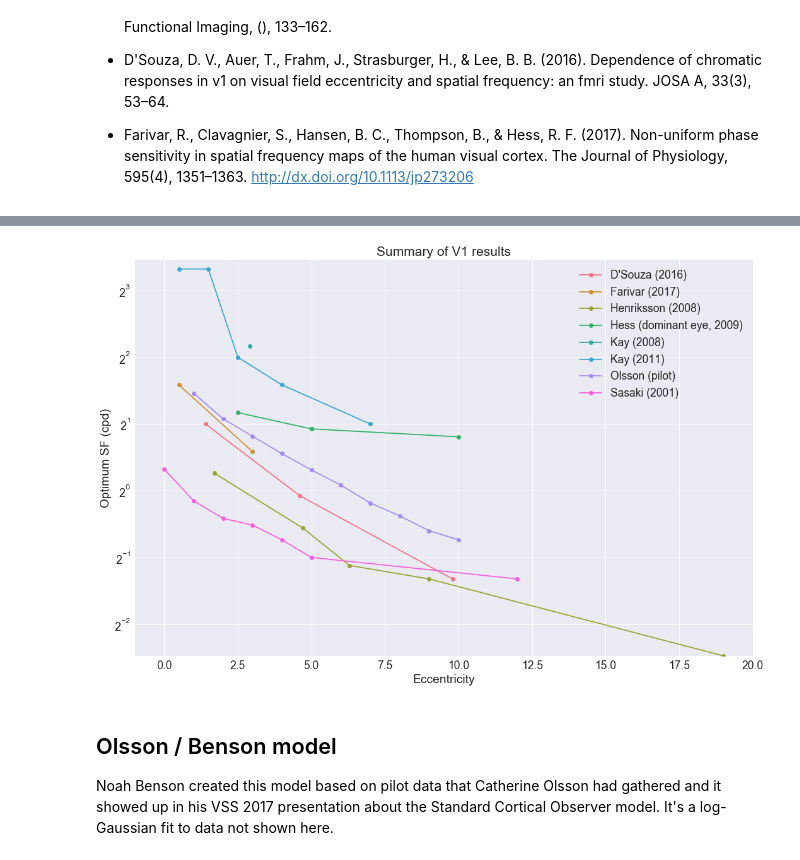
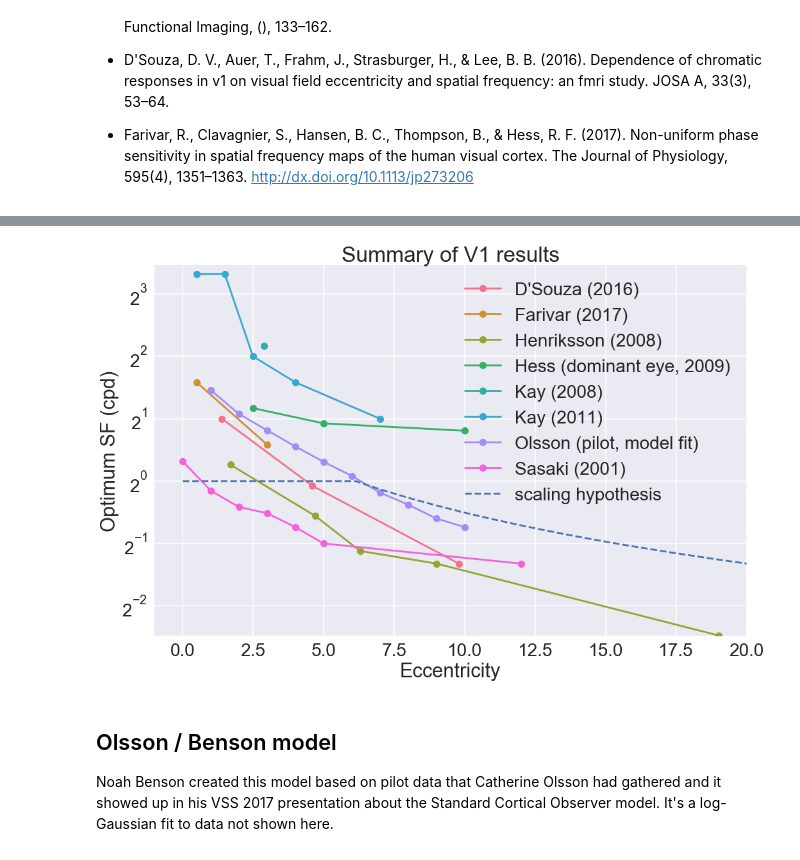
Before and after one commit to billbrod/spatial-frequency-preferences, a Jupyter notebook: notebooks/01-Background.ipynb, the cells around one changed output, grey strips where cells are left out. Cells and saved outputs as stored; diff of their text form; code cells hidden in the pictures.

Commit message:
adds more explanatory plots
this includes the various messing around with Einstein and explanations
of possible hypotheses

```diff
--- a/notebooks/01-Background.ipynb
+++ b/notebooks/01-Background.ipynb
@@ -53,9 +54,34 @@ data_dict['Paper'].extend(['Farivar (2017)']*2)
 data_dict['Optimum SF (cpd)'].extend([3, 1.5,])
 data_dict['Eccentricity'].extend([.5, 3])
 
-data_dict['Paper'].extend([ 'Olsson (pilot)']*10)
+data_dict['Paper'].extend([ 'Olsson (pilot, model fit)']*10)
 data_dict['Optimum SF (cpd)'].extend([2.11, 1.76, 1.47, 2.75, 1.24, 1.06, .88, .77, .66, .60])
 data_dict['Eccentricity'].extend([2, 3, 4, 1, 5, 6, 7, 8, 9, 10])
 
 df = pd.DataFrame(data_dict)
 df = df.sort(['Paper','Eccentricity',])
+# %%
+ecc = np.linspace(.01, 20, 50)
+V1_RF_size = np.concatenate([np.ones(len(ecc[ecc<.5])), np.linspace(1, 2.5, len(ecc[ecc>=.5]))])
+#V2_RF_size = np.concatenate([2*np.ones(len(ecc[ecc<4])), np.linspace(2, 2.5, len(ecc[ecc>=4]))])
+
+with sns.plotting_context('poster', font_scale=1):
+    # because this doesn't represent data, just intuition, we use this.
+#    with plt.xkcd():
+    x = np.linspace(.01, 20, 50)
+    y = []
+    fig, axes = sns.plt.subplots(1,1, figsize=(8,6))
+    ax = axes
+    # this gives intuitive plots, currently we want the possible hypotheses instead
+#         for i in range(3):
+#             y.append(10/(x+2)+i)
+#             ax.plot(x, y[-1],  label='V%s'%(i+1), color=['r','g','b'][i])
+    ax.plot(ecc, 1/V1_RF_size, '--', label='scales')
+    ax.plot(ecc, np.ones(len(ecc)), '--', label='constant')
+#        ax.set_ylim((0,8))
+    ax.set_xlabel("Receptive field center (degrees)")
+    ax.set_ylabel("Normalized Peak spatial frequency (cpd)")
+    ax.set_title("Possible relationships between eccentricity and SF in V1")
+
+    sns.plt.legend(title="hypotheses", loc='best')
+    ax.figure.savefig('hypotheses.svg', bbox_inches='tight')
@@ -62,14 +90,15 @@ df = df.sort(['Paper','Eccentricity',])
 # %%
-with sns.plotting_context('notebook', font_scale=1.75):
+with sns.plotting_context('poster', font_scale=1.75):
     g = sns.FacetGrid(df, hue='Paper', size=10, aspect=1.5)
     g.map(plt.semilogy, 'Eccentricity', 'Optimum SF (cpd)', marker='o', basey=2)
     g.ax.set_xlim((-1, 20))
     g.ax.set_ylim((0, 11))
+    g.ax.plot(ecc, 1/V1_RF_size, '--', label='scaling hypothesis')
     g.ax.legend(loc='best')
     g.ax.set_title("Summary of V1 results")
-    # g.savefig('Summary.svg')
+    g.savefig('Summary.svg')
 # %% [output]
-[figure, old version]
+[figure, new version]
 # %% [markdown]
 ## Olsson / Benson model
 
```
Also changed, not shown: parts of 32 cells of this notebook.
